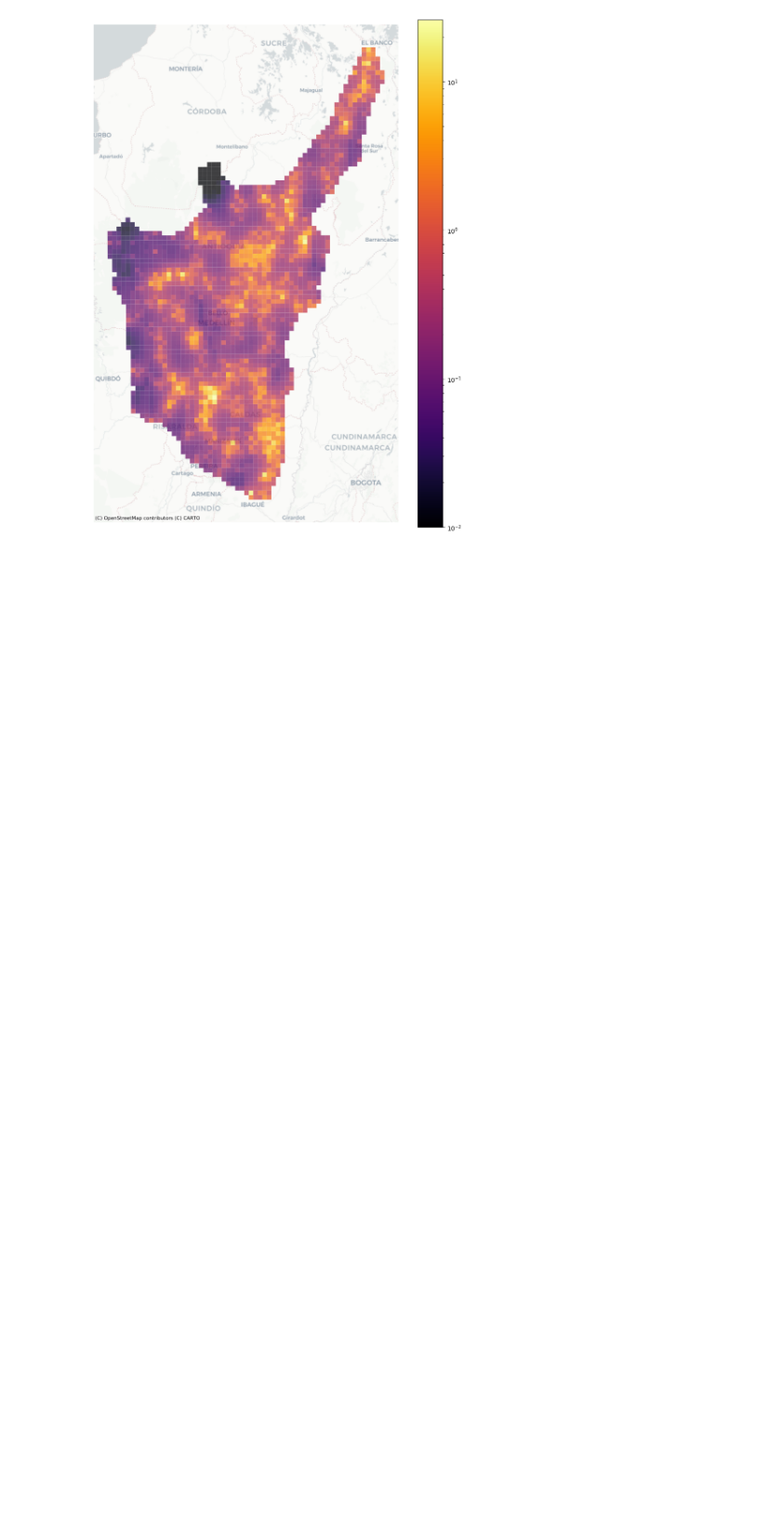
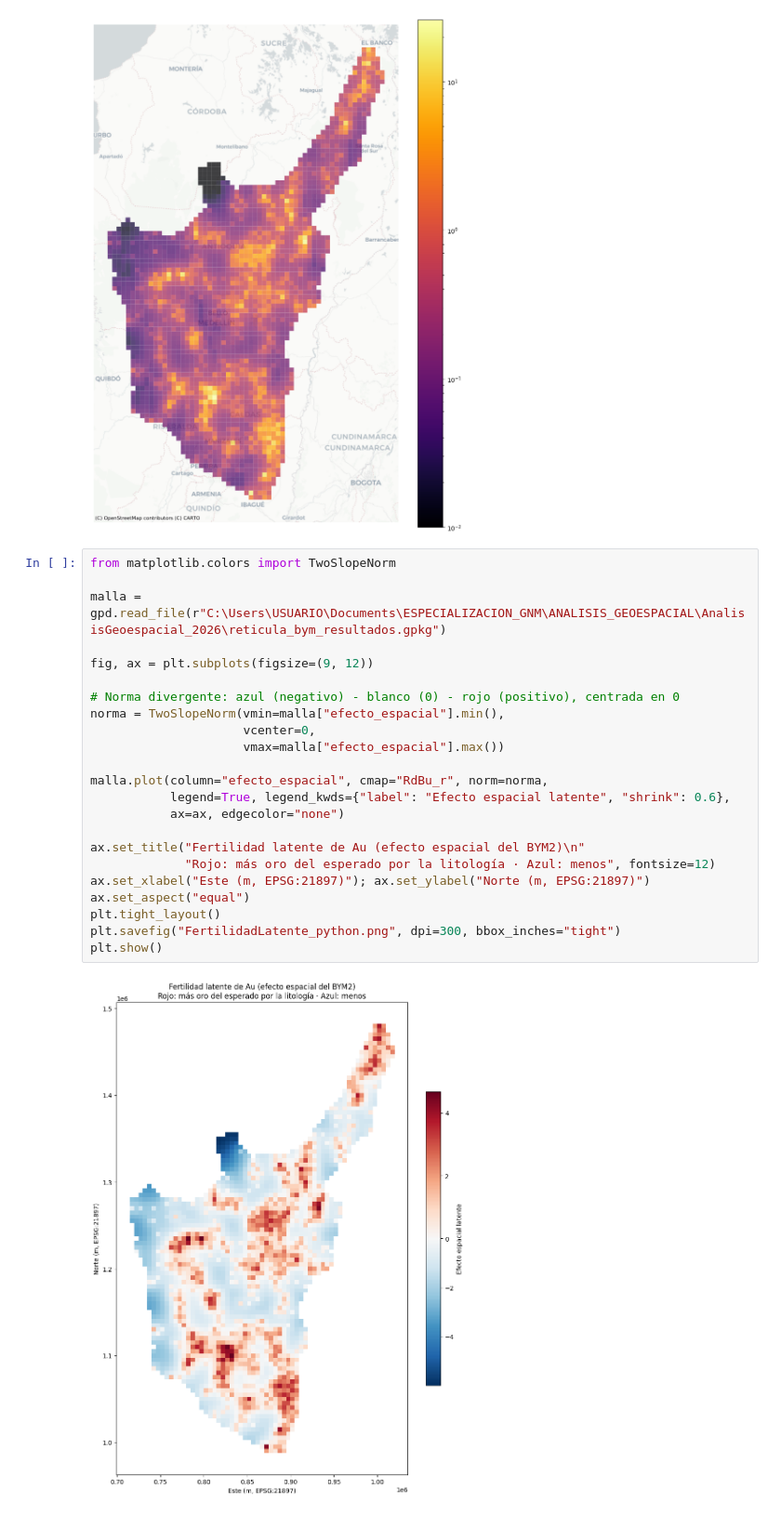
Before and after one commit to mfcadavidd1010/AnalisisGeoespacial_2026, a Jupyter notebook: OcurrenciasMinerales.ipynb, the cells around one changed output. Shown at 93% size. Cells and saved outputs as stored; diff of their text form; blank space fills up the shorter version.

```diff
--- a/OcurrenciasMinerales.ipynb
+++ b/OcurrenciasMinerales.ipynb
@@ -914,3 +914,28 @@ ax.set_axis_off()
 plt.tight_layout(); plt.show()
 # %% [output]
 [figure]
+# %%
+from matplotlib.colors import TwoSlopeNorm
+
+malla = gpd.read_file(r"C:\Users\USUARIO\Documents\ESPECIALIZACION_GNM\ANALISIS_GEOESPACIAL\AnalisisGeoespacial_2026\reticula_bym_resultados.gpkg")
+
+fig, ax = plt.subplots(figsize=(9, 12))
+
+# Norma divergente: azul (negativo) - blanco (0) - rojo (positivo), centrada en 0
+norma = TwoSlopeNorm(vmin=malla["efecto_espacial"].min(),
+                     vcenter=0,
+                     vmax=malla["efecto_espacial"].max())
+
+malla.plot(column="efecto_espacial", cmap="RdBu_r", norm=norma,
+           legend=True, legend_kwds={"label": "Efecto espacial latente", "shrink": 0.6},
+           ax=ax, edgecolor="none")
+
+ax.set_title("Fertilidad latente de Au (efecto espacial del BYM2)\n"
+             "Rojo: más oro del esperado por la litología · Azul: menos", fontsize=12)
+ax.set_xlabel("Este (m, EPSG:21897)"); ax.set_ylabel("Norte (m, EPSG:21897)")
+ax.set_aspect("equal")
+plt.tight_layout()
+plt.savefig("FertilidadLatente_python.png", dpi=300, bbox_inches="tight")
+plt.show()
+# %% [output]
+[figure, added]
```
Also changed, not shown: parts of 8 cells of this notebook, 15 other files.
